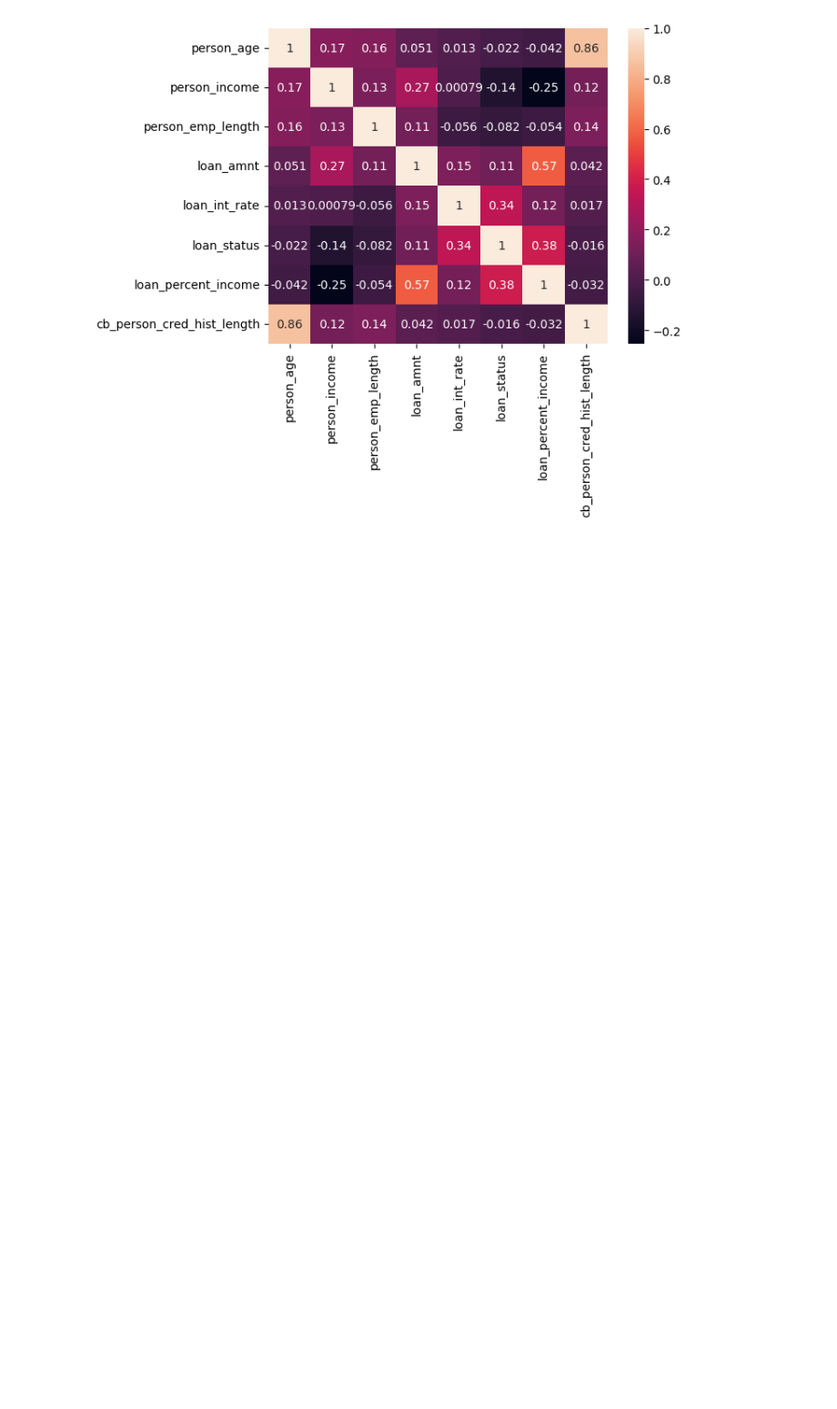
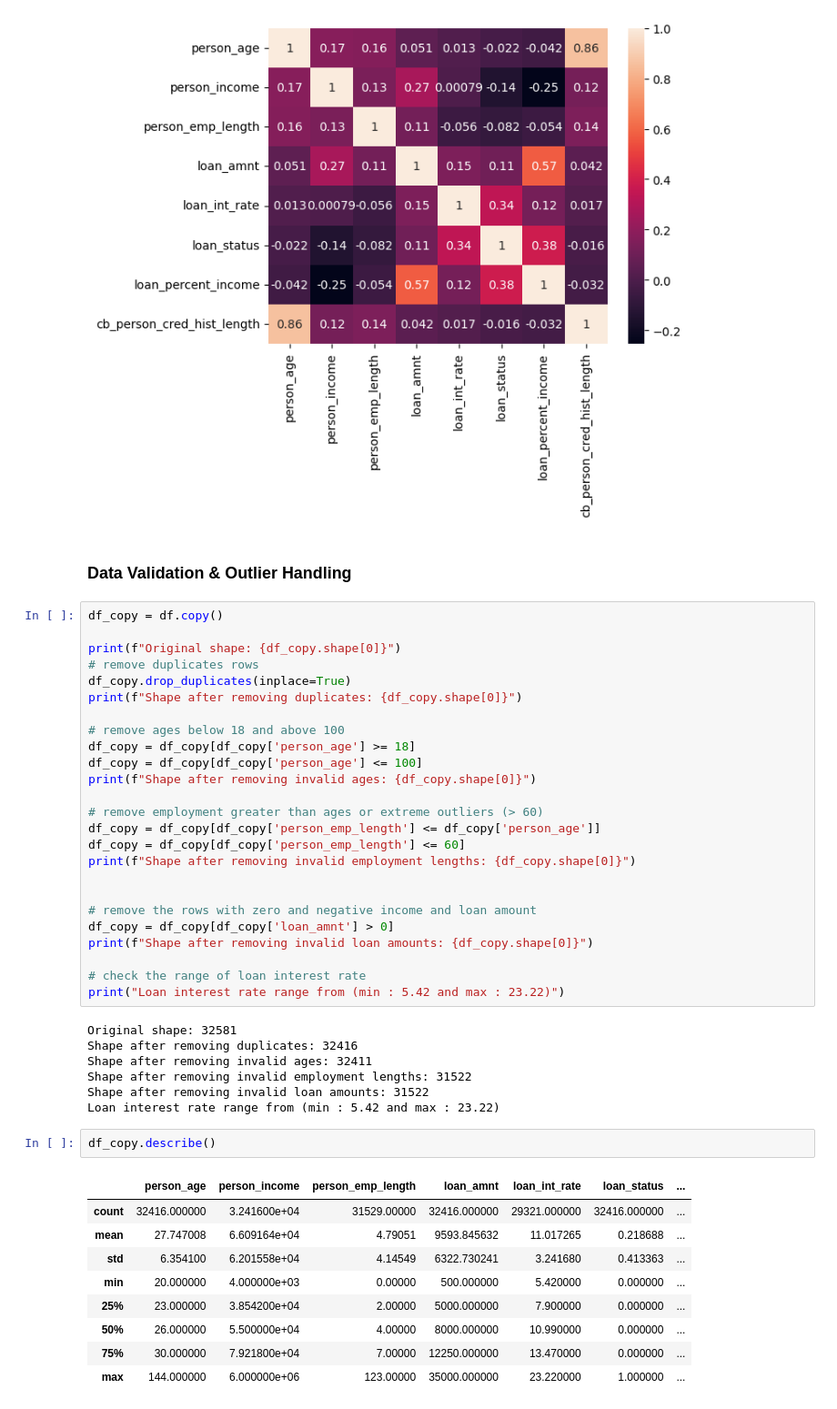
Before and after one commit to Ruhi1010/explainable_credit_risk_assessment_system, a Jupyter notebook: credit_risk.ipynb, the cells around one changed output. Shown at 91% size. Cells and saved outputs as stored; diff of their text form; blank space fills up the shorter version.

```diff
--- a/credit_risk.ipynb
+++ b/credit_risk.ipynb
@@ -127,3 +127,49 @@ sns.heatmap(df.corr(numeric_only=True), annot=True)
 # %% [output]
 <Axes: >
 [figure]
+# %% [markdown]
+### Data Validation & Outlier Handling
+# %%
+df_copy = df.copy()
+
+print(f"Original shape: {df_copy.shape[0]}")
+# remove duplicates rows
+df_copy.drop_duplicates(inplace=True)
+print(f"Shape after removing duplicates: {df_copy.shape[0]}")
+
+# remove ages below 18 and above 100
+df_copy = df_copy[df_copy['person_age'] >= 18]
+df_copy = df_copy[df_copy['person_age'] <= 100]
+print(f"Shape after removing invalid ages: {df_copy.shape[0]}")
+
+# remove employment greater than ages or extreme outliers (> 60)
+df_copy = df_copy[df_copy['person_emp_length'] <= df_copy['person_age']]
+df_copy = df_copy[df_copy['person_emp_length'] <= 60]
+print(f"Shape after removing invalid employment lengths: {df_copy.shape[0]}")
+
+
+# remove the rows with zero and negative income and loan amount
+df_copy = df_copy[df_copy['loan_amnt'] > 0]
+print(f"Shape after removing invalid loan amounts: {df_copy.shape[0]}")
+
+# check the range of loan interest rate
+print("Loan interest rate range from (min : 5.42 and max : 23.22)")
+# %% [output]
+Original shape: 32581
+Shape after removing duplicates: 32416
+Shape after removing invalid ages: 32411
+Shape after removing invalid employment lengths: 31522
+Shape after removing invalid loan amounts: 31522
+Loan interest rate range from (min : 5.42 and max : 23.22)
+# %%
+df_copy.describe()
+# %% [output]
+|  | person_age | person_income | person_emp_length | loan_amnt | loan_int_rate | loan_status | ... |
+| count | 32416.000000 | 3.241600e+04 | 31529.00000 | 32416.000000 | 29321.000000 | 32416.000000 | ... |
+| mean | 27.747008 | 6.609164e+04 | 4.79051 | 9593.845632 | 11.017265 | 0.218688 | ... |
+| std | 6.354100 | 6.201558e+04 | 4.14549 | 6322.730241 | 3.241680 | 0.413363 | ... |
+| min | 20.000000 | 4.000000e+03 | 0.00000 | 500.000000 | 5.420000 | 0.000000 | ... |
+| 25% | 23.000000 | 3.854200e+04 | 2.00000 | 5000.000000 | 7.900000 | 0.000000 | ... |
+| 50% | 26.000000 | 5.500000e+04 | 4.00000 | 8000.000000 | 10.990000 | 0.000000 | ... |
+| 75% | 30.000000 | 7.921800e+04 | 7.00000 | 12250.000000 | 13.470000 | 0.000000 | ... |
+| max | 144.000000 | 6.000000e+06 | 123.00000 | 35000.000000 | 23.220000 | 1.000000 | ... |
```
Also changed, not shown: parts of 12 cells of this notebook.
